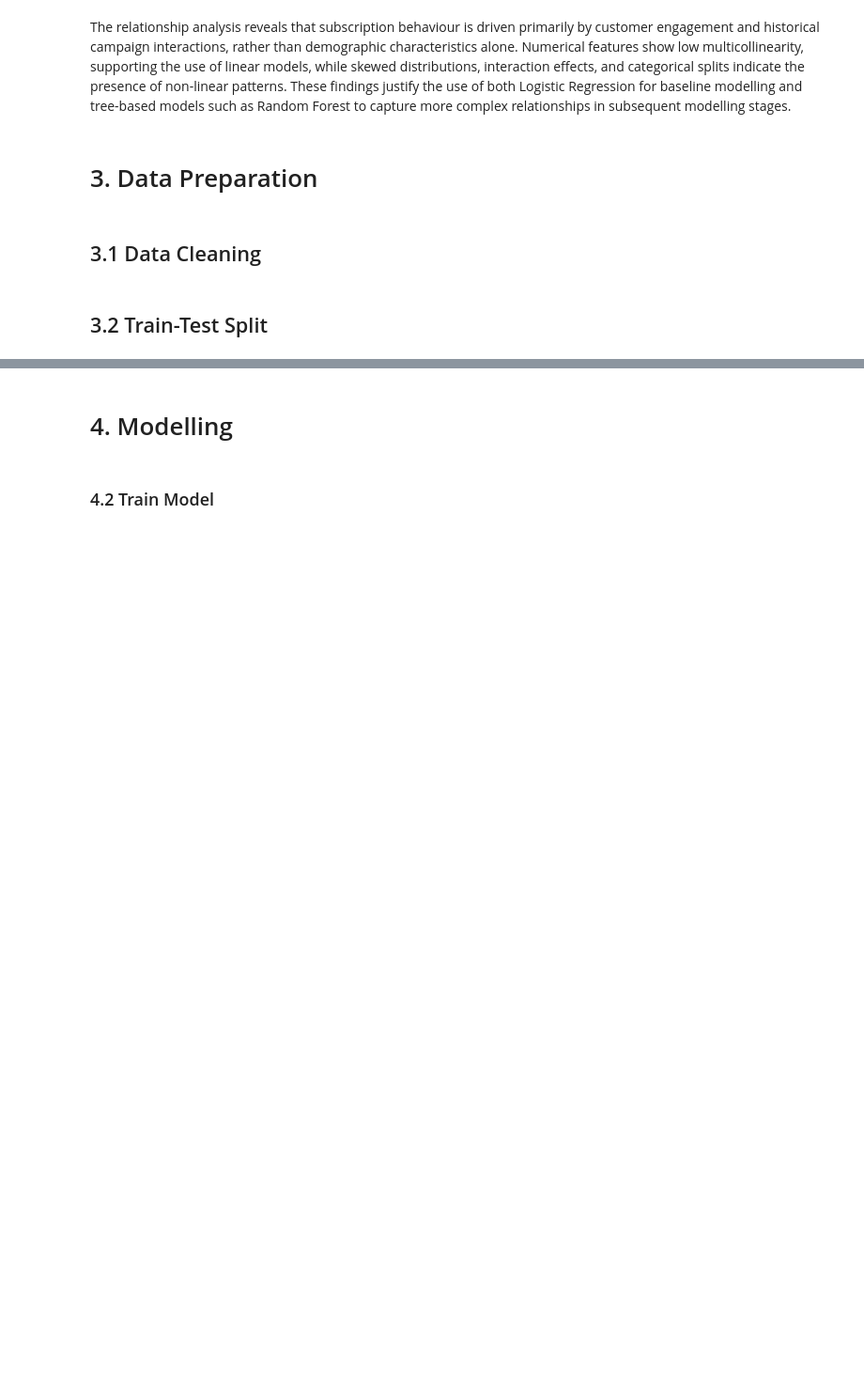
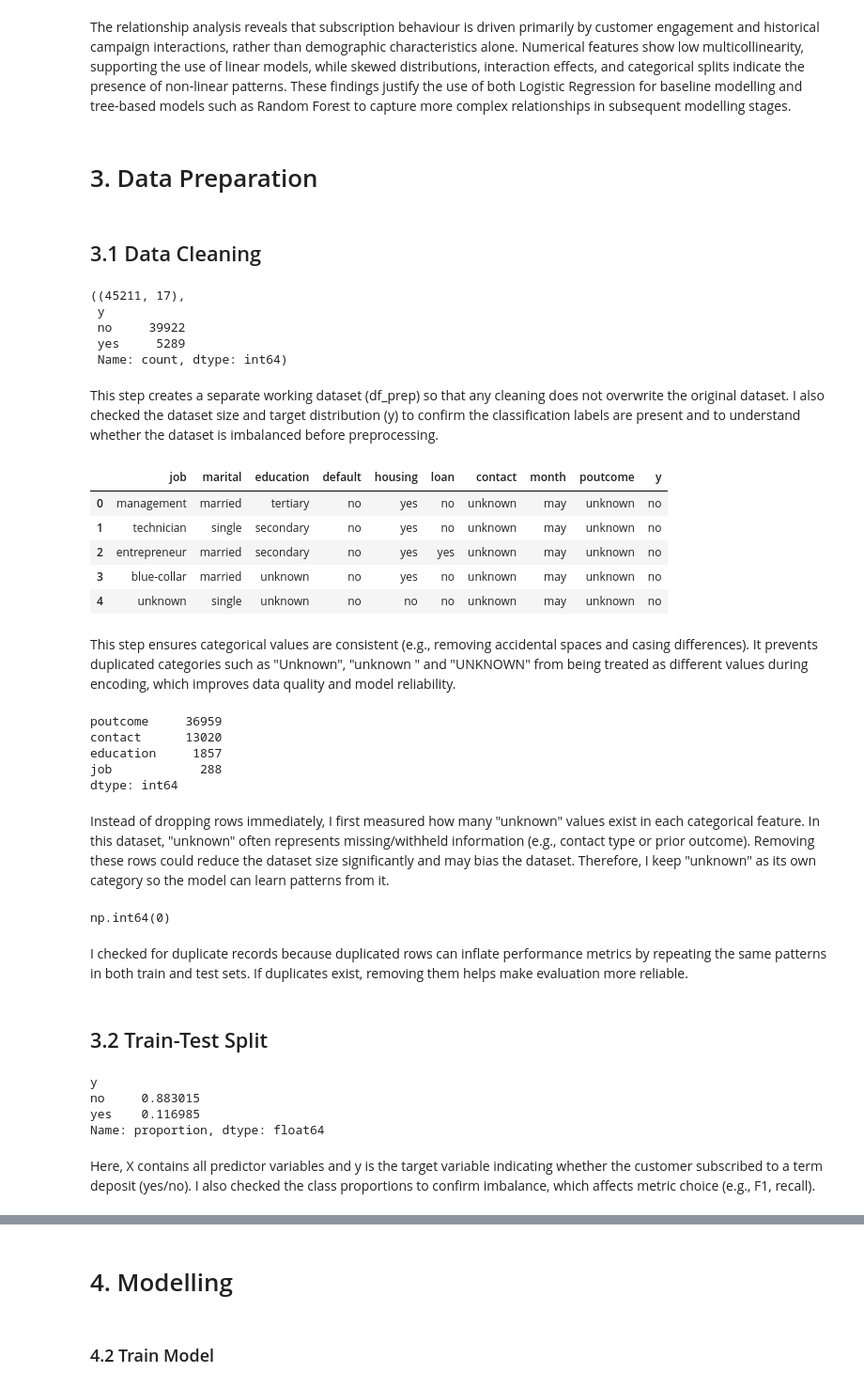
Before and after one commit to xousies/mldp-assignment, a Jupyter notebook: Program Codes.ipynb, the cells around one changed output, grey strips where cells are left out. Shown at 94% size. Saved outputs shown, nothing was run; the diff lists cells and outputs as text; code cells hidden in the pictures; blank space fills up the shorter version.

```diff
--- a/Program Codes.ipynb
+++ b/Program Codes.ipynb
@@ -329,5 +329,64 @@ The relationship analysis reveals that subscription behaviour is driven primaril
 # 3. Data Preparation
 # %% [markdown]
 ## 3.1 Data Cleaning
+# %%
+df_prep = df.copy()
+
+df_prep.shape, df_prep["y"].value_counts()
+# %% [output]
+((45211, 17),
+ y
+ no     39922
+ yes     5289
+ Name: count, dtype: int64)
+# %% [markdown]
+This step creates a separate working dataset (df_prep) so that any cleaning does not overwrite the original dataset. I also checked the dataset size and target distribution (y) to confirm the classification labels are present and to understand whether the dataset is imbalanced before preprocessing.
+# %%
+# Standardise string columns (avoid messy categories like " unknown " vs "unknown")
+obj_cols = df_prep.select_dtypes(include="object").columns
+
+for col in obj_cols:
+    df_prep[col] = df_prep[col].astype(str).str.strip().str.lower()
+
+df_prep[obj_cols].head()
+# %% [output]
+|  | job | marital | education | default | housing | loan | contact | month | poutcome | y |
+| 0 | management | married | tertiary | no | yes | no | unknown | may | unknown | no |
+| 1 | technician | single | secondary | no | yes | no | unknown | may | unknown | no |
+| 2 | entrepreneur | married | secondary | no | yes | yes | unknown | may | unknown | no |
+| 3 | blue-collar | married | unknown | no | yes | no | unknown | may | unknown | no |
+| 4 | unknown | single | unknown | no | no | no | unknown | may | unknown | no |
+# %% [markdown]
+This step ensures categorical values are consistent (e.g., removing accidental spaces and casing differences). It prevents duplicated categories such as "Unknown", "unknown " and "UNKNOWN" from being treated as different values during encoding, which improves data quality and model reliability.
+# %%
+# Check how many "unknown" values appear in each column
+unknown_counts = (df_prep[obj_cols] == "unknown").sum().sort_values(ascending=False)
+unknown_counts[unknown_counts > 0]
+# %% [output]
+poutcome     36959
+contact      13020
+education     1857
+job            288
+dtype: int64
+# %% [markdown]
+Instead of dropping rows immediately, I first measured how many "unknown" values exist in each categorical feature. In this dataset, "unknown" often represents missing/withheld information (e.g., contact type or prior outcome). Removing these rows could reduce the dataset size significantly and may bias the dataset. Therefore, I keep "unknown" as its own category so the model can learn patterns from it.
+# %%
+df_prep.duplicated().sum()
+# %% [output]
+np.int64(0)
+# %% [markdown]
+I checked for duplicate records because duplicated rows can inflate performance metrics by repeating the same patterns in both train and test sets. If duplicates exist, removing them helps make evaluation more reliable.
 # %% [markdown]
 ## 3.2 Train-Test Split
+# %%
+X = df_prep.drop(columns=["y"])
+y = df_prep["y"]  # target: "yes" or "no"
+
+y.value_counts(normalize=True)
+# %% [output]
+y
+no     0.883015
+yes    0.116985
+Name: proportion, dtype: float64
+# %% [markdown]
+Here, X contains all predictor variables and y is the target variable indicating whether the customer subscribed to a term deposit (yes/no). I also checked the class proportions to confirm imbalance, which affects metric choice (e.g., F1, recall).
```
Also changed, not shown: parts of 12 cells of this notebook.
